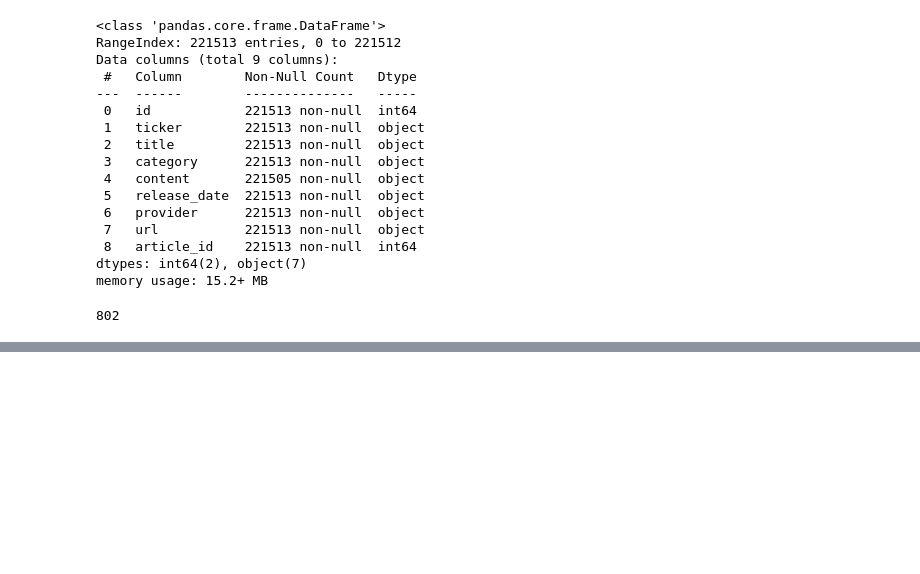
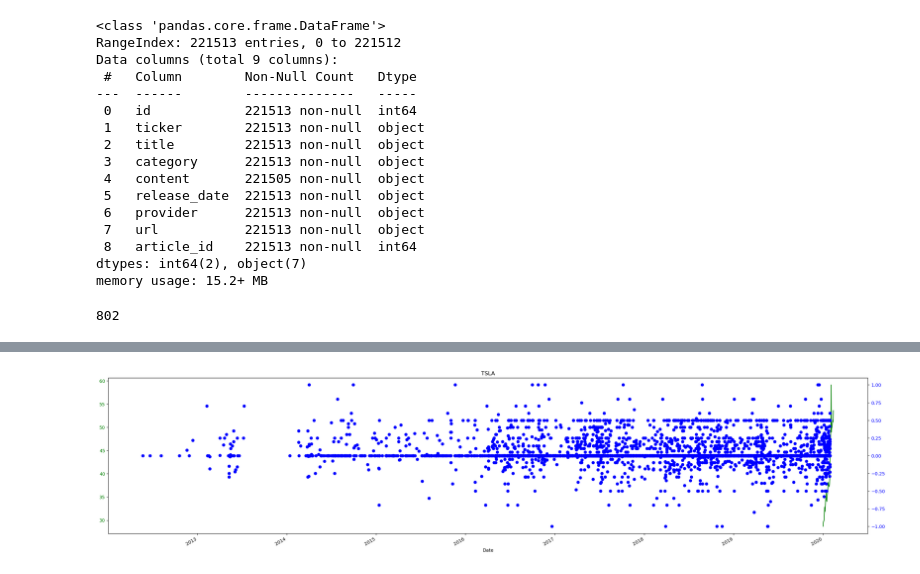
Before and after one commit to xinxyu/stock-sentiment-analysis, a Jupyter notebook: load-csv.ipynb, the cells around one changed output, grey strips where cells are left out. Drawn from its saved outputs; the diff is of its cells as text; code cells hidden in the pictures; blank space fills up the shorter version.

```diff
--- a/load-csv.ipynb
+++ b/load-csv.ipynb
@@ -40,0 +70,36 @@ NameError: name 'np' is not defined
+# %%
+# add sentiment score of the data using the title
+
+from textblob import TextBlob
+data['title_sentiment'] = data["title"].apply(lambda x: TextBlob(str(x)).sentiment.polarity)
+# data['content_sentiment'] = data["content"].apply(lambda x: TextBlob(str(x)).sentiment.polarity)
+# %%
+import pandas_datareader as web
+def get_ticker_summary(ticker, sent_dataset, start_date, end_date):
+
+    fig, ax = plt.subplots(figsize =(30, 7))
+
+    price_data = web.DataReader(name=ticker, data_source='yahoo', start=start_date, end=end_date)
+
+    ticker_sent = sent_dataset[sent_dataset['ticker'].str.contains(ticker)].loc[:,['date','title_sentiment']]
+    ticker_sent =
+    #ticker_sent = ticker_sent.set_index('date')
+
+    close = price_data['Close']
+
+    ax = close.plot(title=ticker, color= 'green')
+    ax.tick_params(axis='y', labelcolor='green')
+
+
+    # Generate a new Axes instance, on the twin-X axes (same position)
+    ax2 = ax.twinx()
+
+    # Plot exponential sequence, set scale to logarithmic and change tick color
+    ax2.scatter(ticker_sent['date'],ticker_sent['title_sentiment'], color='blue')
+    ax2.tick_params(axis='y', labelcolor='blue')
+
+    plt.show()
+# %%
+get_ticker_summary('TSLA',data,datetime.datetime.strptime('2020-01-01',format) ,end_date)
+# %% [output]
+[figure, added]
```
Also changed, not shown: parts of 9 cells of this notebook, 1 other file.
